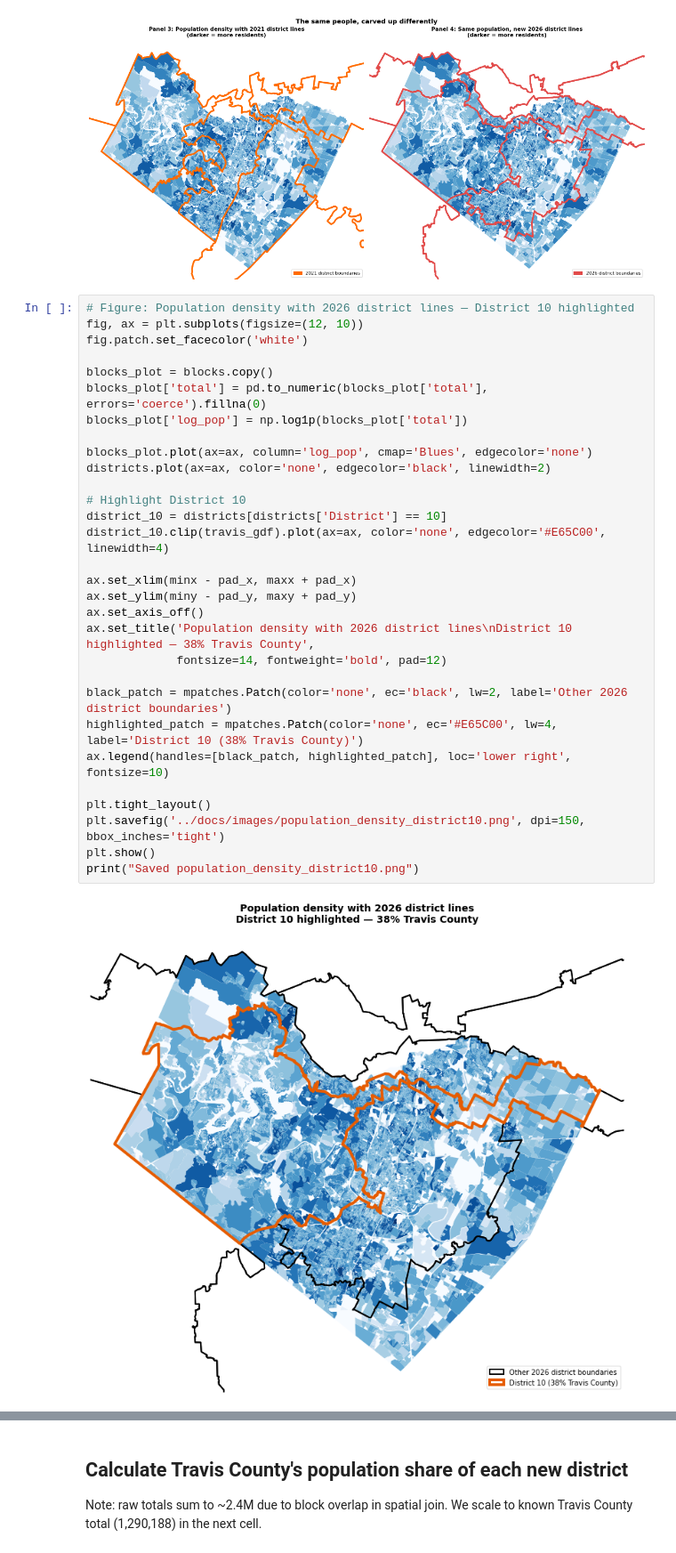
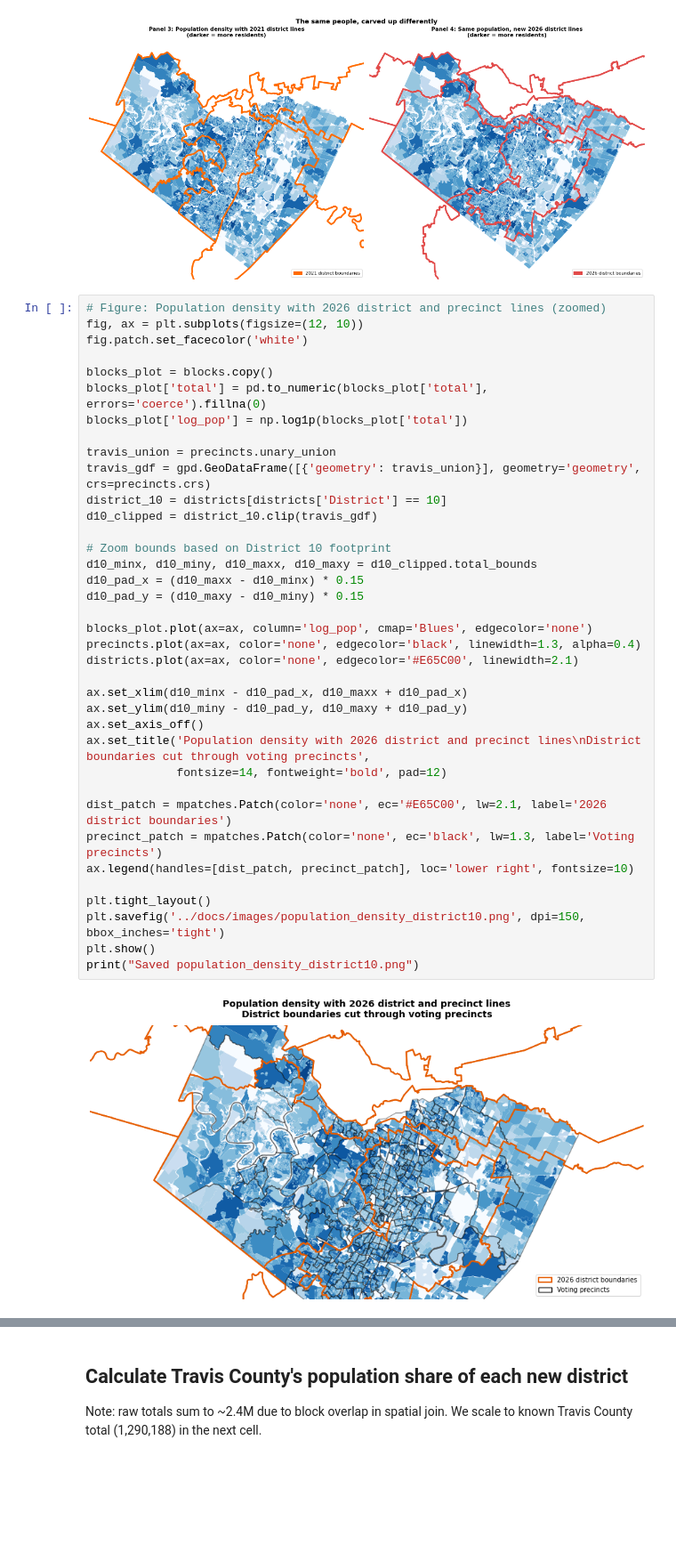
Before and after one commit to bluebonnet-data/bb-unified-election-data, a Jupyter notebook: notebooks/05_methodology_visuals.ipynb, the cells around one changed output, grey strips where cells are left out. Shown at 89% size. Drawn from its saved outputs; the diff is of its cells as text; blank space fills up the shorter version.

Commit message:
Update population density figure — show precincts being cut by district lines

```diff
--- a/notebooks/05_methodology_visuals.ipynb
+++ b/notebooks/05_methodology_visuals.ipynb
@@ -208,37 +208,44 @@ plt.show()
 # %% [output]
 [figure]
 # %%
-# Figure: Population density with 2026 district lines — District 10 highlighted
+# Figure: Population density with 2026 district and precinct lines (zoomed)
 fig, ax = plt.subplots(figsize=(12, 10))
 fig.patch.set_facecolor('white')
 
 blocks_plot = blocks.copy()
 blocks_plot['total'] = pd.to_numeric(blocks_plot['total'], errors='coerce').fillna(0)
 blocks_plot['log_pop'] = np.log1p(blocks_plot['total'])
 
+travis_union = precincts.unary_union
+travis_gdf = gpd.GeoDataFrame([{'geometry': travis_union}], geometry='geometry', crs=precincts.crs)
+district_10 = districts[districts['District'] == 10]
+d10_clipped = district_10.clip(travis_gdf)
+
+# Zoom bounds based on District 10 footprint
+d10_minx, d10_miny, d10_maxx, d10_maxy = d10_clipped.total_bounds
+d10_pad_x = (d10_maxx - d10_minx) * 0.15
+d10_pad_y = (d10_maxy - d10_miny) * 0.15
+
 blocks_plot.plot(ax=ax, column='log_pop', cmap='Blues', edgecolor='none')
-districts.plot(ax=ax, color='none', edgecolor='black', linewidth=2)
+precincts.plot(ax=ax, color='none', edgecolor='black', linewidth=1.3, alpha=0.4)
+districts.plot(ax=ax, color='none', edgecolor='#E65C00', linewidth=2.1)
 
-# Highlight District 10
-district_10 = districts[districts['District'] == 10]
-district_10.clip(travis_gdf).plot(ax=ax, color='none', edgecolor='#E65C00', linewidth=4)
-
-ax.set_xlim(minx - pad_x, maxx + pad_x)
-ax.set_ylim(miny - pad_y, maxy + pad_y)
+ax.set_xlim(d10_minx - d10_pad_x, d10_maxx + d10_pad_x)
+ax.set_ylim(d10_miny - d10_pad_y, d10_maxy + d10_pad_y)
 ax.set_axis_off()
-ax.set_title('Population density with 2026 district lines\nDistrict 10 highlighted — 38% Travis County',
+ax.set_title('Population density with 2026 district and precinct lines\nDistrict boundaries cut through voting precincts',
              fontsize=14, fontweight='bold', pad=12)
 
-black_patch = mpatches.Patch(color='none', ec='black', lw=2, label='Other 2026 district boundaries')
-highlighted_patch = mpatches.Patch(color='none', ec='#E65C00', lw=4, label='District 10 (38% Travis County)')
-ax.legend(handles=[black_patch, highlighted_patch], loc='lower right', fontsize=10)
+dist_patch = mpatches.Patch(color='none', ec='#E65C00', lw=2.1, label='2026 district boundaries')
+precinct_patch = mpatches.Patch(color='none', ec='black', lw=1.3, label='Voting precincts')
+ax.legend(handles=[dist_patch, precinct_patch], loc='lower right', fontsize=10)
 
 plt.tight_layout()
 plt.savefig('../docs/images/population_density_district10.png', dpi=150, bbox_inches='tight')
 plt.show()
 print("Saved population_density_district10.png")
 # %% [output]
-[figure, old version]
+[figure, new version]
 Saved population_density_district10.png
 # %% [markdown]
 ## Calculate Travis County's population share of each new district
```
Also changed, not shown: parts of 1 cell of this notebook, 3 other files.
